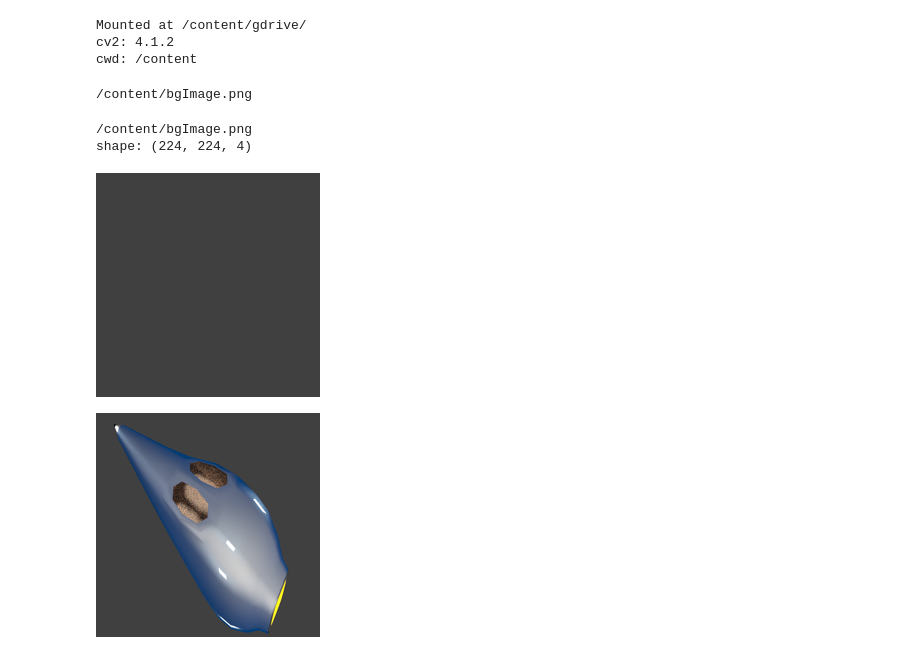
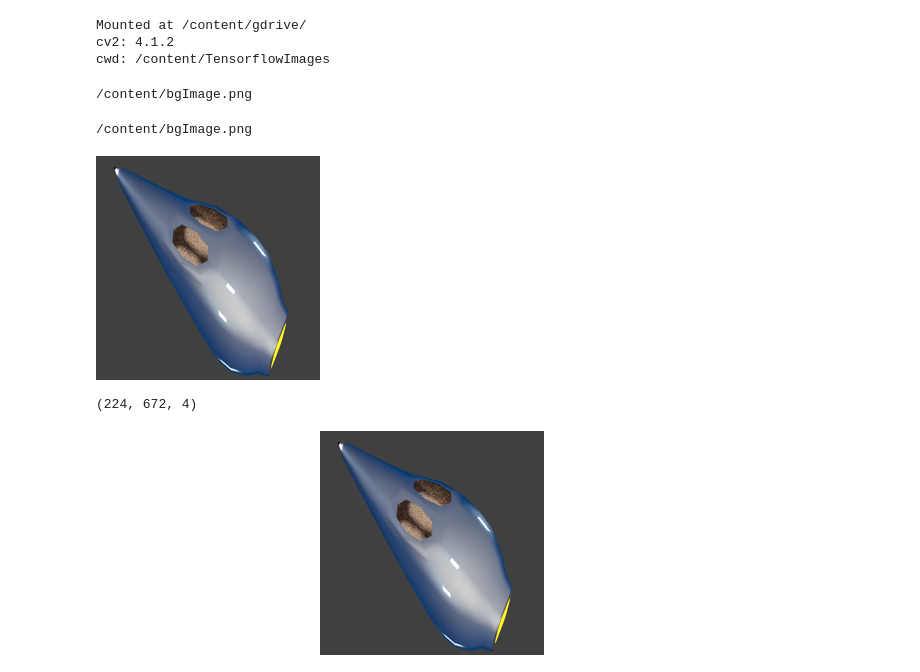
Before and after one commit to iypc-team/CurrentProject, a Jupyter notebook: CV2_Images.ipynb, the cells around one changed output. Cells and saved outputs as stored; diff of their text form; code cells hidden in the pictures.

```diff
--- a/CV2_Images.ipynb
+++ b/CV2_Images.ipynb
@@ -1,7 +1,7 @@
 # %% [markdown]
 <a href="https://colab.research.google.com/github/iypc-team/CurrentProject/blob/master/CV2_Images.ipynb" target="_parent"><img src="https://colab.research.google.com/assets/colab-badge.svg" alt="Open In Colab"/></a>
 # %%
-# 07/26/2021-3
+# 07/26/2021-4
 from __future__ import absolute_import
 from IPython.display import clear_output
 
@@ -56,7 +56,7 @@ try:
     from BashColors import C
 
     if not exists(tensorflowImagesPath):
-        shutil.copytree(gdriveResizedImagesPth, tensorflowImagesPath)
+        shutil.copytree(gdriveTFImagesPth, tensorflowImagesPath)
         # tff.listTarfiles()
         os.chdir(contentPth)
         # tff.extractTarfiles('Juno_Original_Images.tar.gz')
@@ -88,7 +88,7 @@ print(f'cwd: {C.IBlue}{os.getcwd()}')
 # %% [output]
 Mounted at /content/gdrive/
 cv2: 4.1.2
-cwd: /content
+cwd: /content/TensorflowImages
 # %%
 os.chdir(tensorflowImagesPath)
 imageGlob = glob.glob('**', recursive=True)
@@ -135,12 +135,16 @@ bgImagePath=cv2CreateImageWithColor(pxColor=[0, 0, 255, 255])
 # %%
 bgImage= cv2.imread(bgImagePath, cv2.IMREAD_UNCHANGED)
 imagePath = pathList[0]
 enemyImage = cv2.imread(imagePath, cv2.IMREAD_UNCHANGED)
 zeroPixel = enemyImage[0][0]
-bgImagePath = cv2CreateImageWithColor(pxColor=zeroPixel,silent=False)
+bgImagePath = cv2CreateImageWithColor(pxColor=zeroPixel)
+bgImage = cv2.imread(bgImagePath, cv2.IMREAD_UNCHANGED)
 cv2_imshow(enemyImage)
+zoomImage = cv2.hconcat([bgImage,enemyImage,bgImage])
+print(zoomImage.shape)
+cv2_imshow(zoomImage)
 # %% [output]
 /content/bgImage.png
-shape: (224, 224, 4)
-[figure, old version]
+[figure, new version]
+(224, 672, 4)
-[figure, old version]
+[figure, new version]
```
